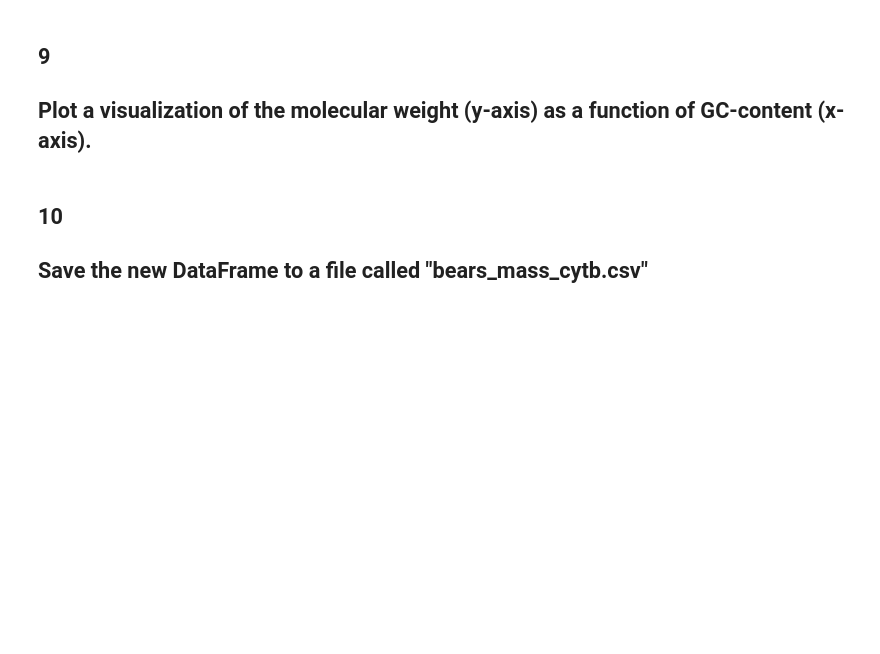
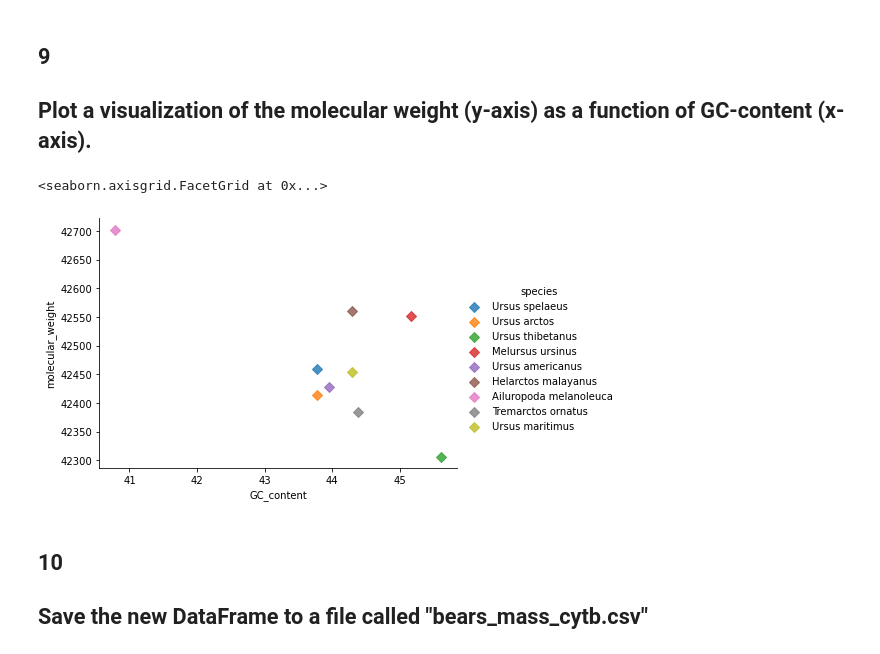
Before and after one commit to yuru0503/BCB546-PythonHW_Spring2021, a Jupyter notebook: Python assignment.ipynb, the cells around one changed output. Cells and saved outputs as stored; diff of their text form; code cells hidden in the pictures; blank space fills up the shorter version.

```diff
--- a/Python assignment.ipynb
+++ b/Python assignment.ipynb
@@ -226,6 +226,11 @@ Text(0.5, 1.0, ' Mass vs bear species')
 # %% [markdown]
 ## 9 ##
 ## Plot a visualization of the molecular weight (y-axis) as a function of GC-content (x-axis).
+# %%
+sns.lmplot("GC_content", "molecular_weight", data=bears_df, fit_reg=False, height=4,aspect=1.5, scatter_kws={'alpha':0.8,"s": 50}, hue='species', markers='D')
+# %% [output]
+<seaborn.axisgrid.FacetGrid at 0x...>
+[figure, added]
 # %% [markdown]
 ## 10 ##
 ## Save the new DataFrame to a file called "bears_mass_cytb.csv"
```
Also changed, not shown: parts of 1 cell of this notebook, 1 other file.
